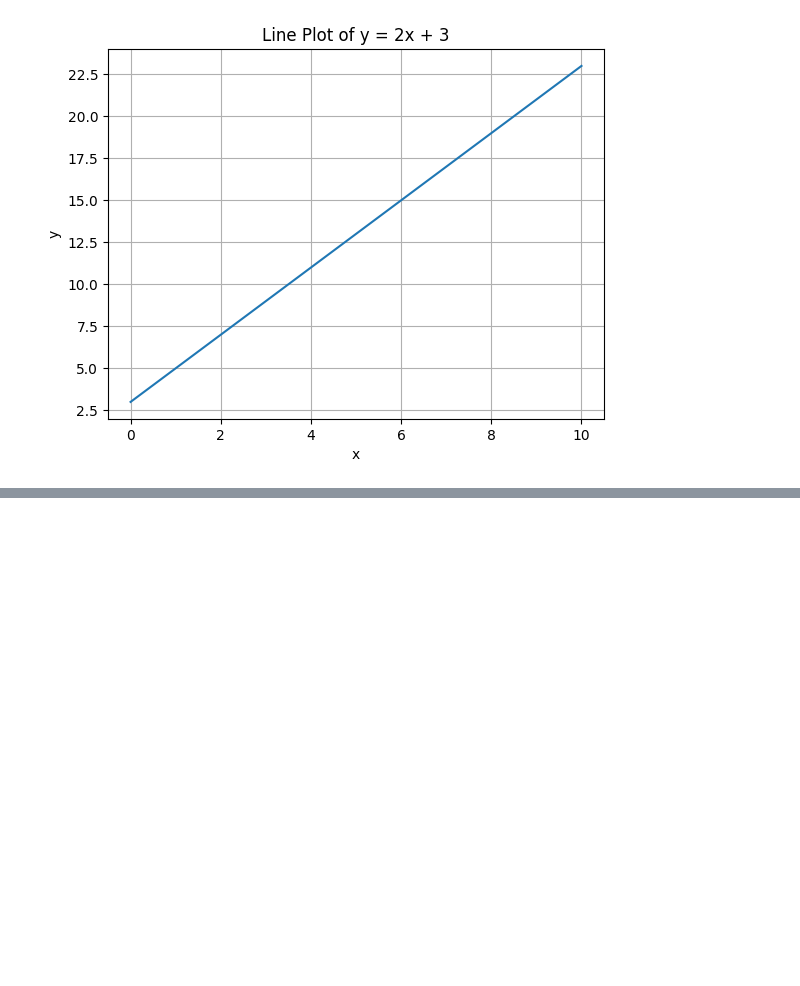
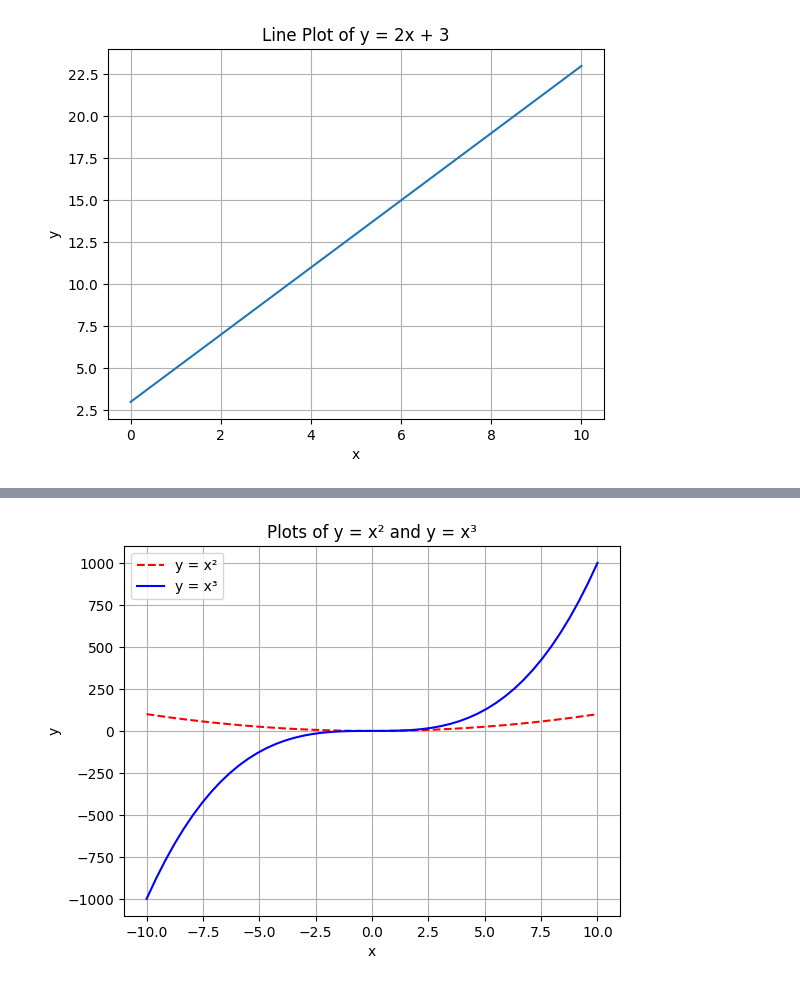
Before and after one commit to Shubhamkumar1908/ML, a Jupyter notebook: chapter_appendix-tools-for-deep-learning/jupyter.ipynb, the cells around one changed output, grey strips where cells are left out. Saved outputs shown, nothing was run; the diff lists cells and outputs as text; code cells hidden in the pictures; blank space fills up the shorter version.

```diff
--- a/chapter_appendix-tools-for-deep-learning/jupyter.ipynb
+++ b/chapter_appendix-tools-for-deep-learning/jupyter.ipynb
@@ -98,0 +114,23 @@ plt.show()
+# %%
+import numpy as np
+import matplotlib.pyplot as plt
+
+x = np.linspace(-10, 10, 50)
+
+y1 = x**2
+y2 = x**3
+
+plt.plot(x, y1, 'r--', label='y = x²')
+plt.plot(x, y2, 'b-', label='y = x³')
+
+plt.title('Plots of y = x² and y = x³')
+plt.xlabel('x')
+plt.ylabel('y')
+
+plt.legend()
+
+plt.grid(True)
+
+plt.show()
+# %% [output]
+[figure, added]
```
Also changed, not shown: parts of 5 cells of this notebook.
